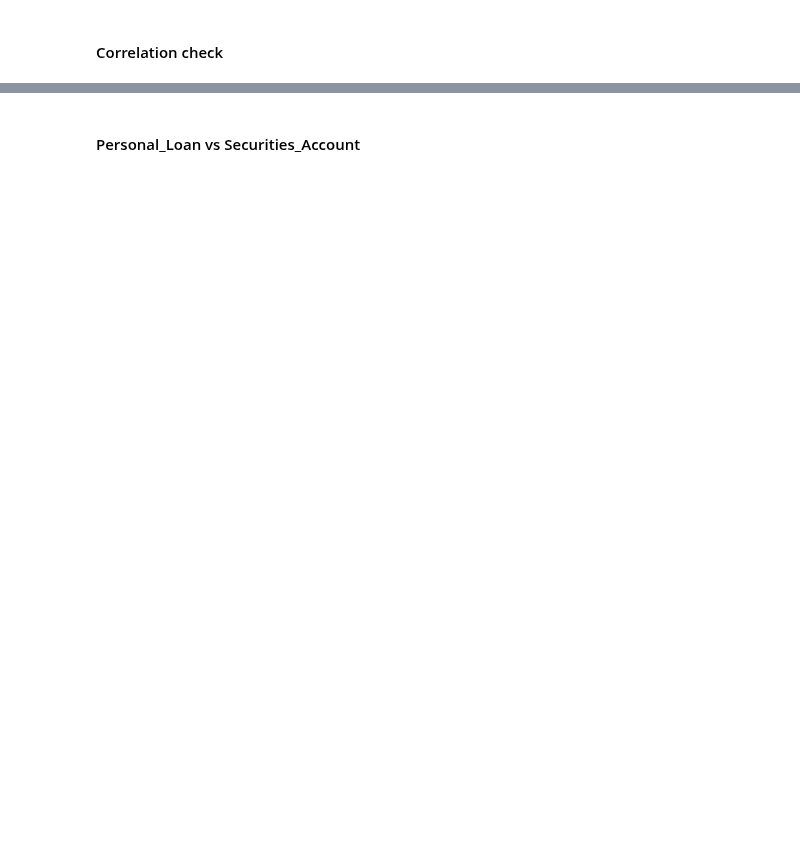
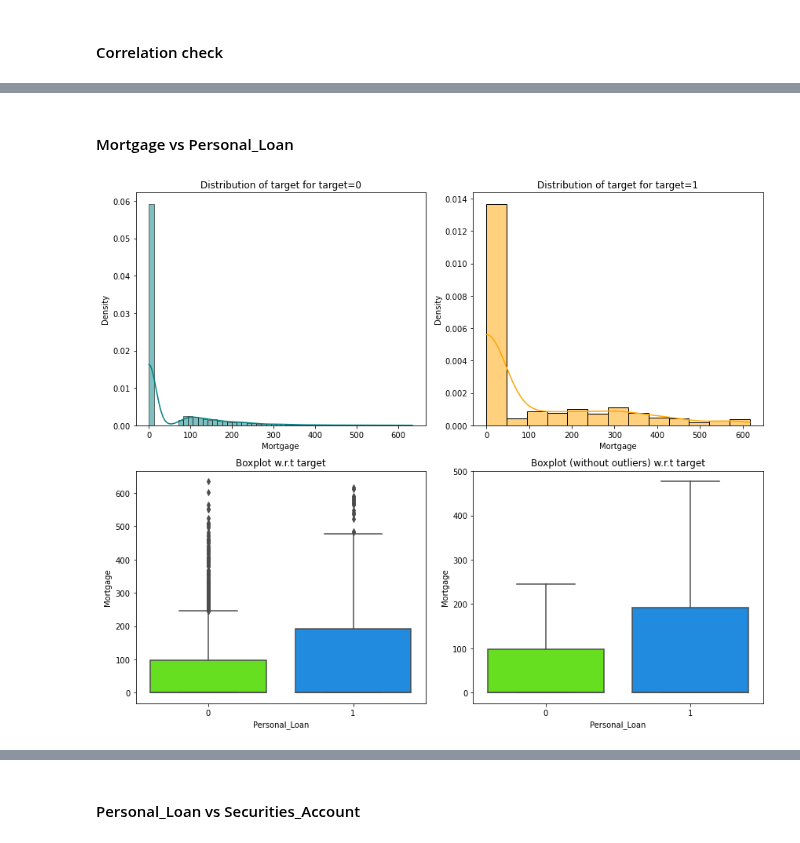
Before and after one commit to FoxHoundOps/PGP-AI-ML, a Jupyter notebook: project2/SLC_Full_Code.ipynb, the cells around one changed output, grey strips where cells are left out. Cells and saved outputs as stored; diff of their text form; code cells hidden in the pictures; blank space fills up the shorter version.

```diff
--- a/project2/SLC_Full_Code.ipynb
+++ b/project2/SLC_Full_Code.ipynb
@@ -447,0 +645,6 @@ plt.show()
+# %% [markdown]
+#### Mortgage vs Personal_Loan
+# %%
+distribution_plot_wrt_target(loan_df, "Mortgage", "Personal_Loan")
+# %% [output]
+[figure, added]
```
Also changed, not shown: parts of 81 cells of this notebook.
